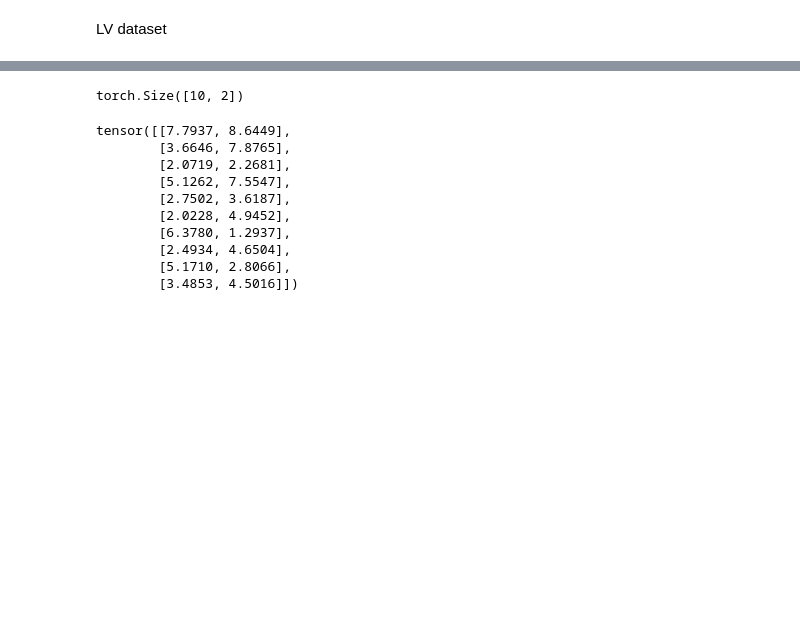
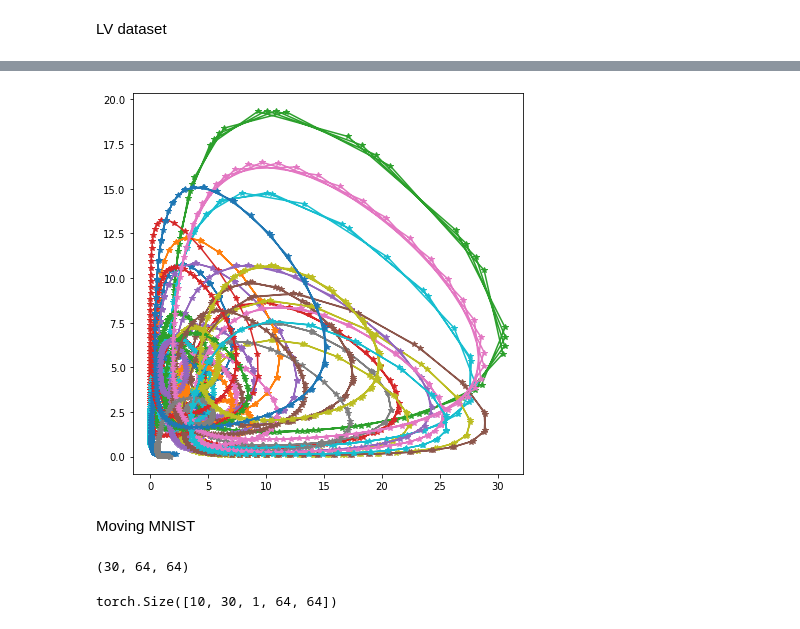
Before and after one commit to IlzeAmandaA/MoNODE, a Jupyter notebook: rnd.ipynb, the cells around one changed output, grey strips where cells are left out. Saved outputs shown, nothing was run; the diff lists cells and outputs as text; code cells hidden in the pictures; blank space fills up the shorter version.

```diff
--- a/rnd.ipynb
+++ b/rnd.ipynb
@@ -242,0 +218,9 @@ tensor([0.0000, 0.2000, 0.4000, 0.6000, 0.8000, 1.0000, 1.2000, 1.4000, 1.6000,
+# %%
+plt.figure(1,(7,7))
+for i in valid_samples:
+    plt.plot(xt[:,i,0], xt[:,i,1], '*-')
+plt.show()
+# %% [output]
+[figure, added]
+# %% [markdown]
+Moving MNIST
@@ -243,4 +256,8 @@ tensor([0.0000, 0.2000, 0.4000, 0.6000, 0.8000, 1.0000, 1.2000, 1.4000, 1.6000,
+# %%
+videos[0].shape
+# %% [output]
+(30, 64, 64)
 # %%
-x0.shape
+Xt.shape
 # %% [output]
-torch.Size([10, 2])
+torch.Size([10, 30, 1, 64, 64])
@@ -249,13 +263,0 @@ w =10
-# %%
-w*torch.rand([10,2])
-# %% [output]
-tensor([[7.7937, 8.6449],
-        [3.6646, 7.8765],
-        [2.0719, 2.2681],
-        [5.1262, 7.5547],
-        [2.7502, 3.6187],
-        [2.0228, 4.9452],
-        [6.3780, 1.2937],
-        [2.4934, 4.6504],
-        [5.1710, 2.8066],
-        [3.4853, 4.5016]])
```
Also changed, not shown: parts of 67 cells of this notebook, 9 other files.
